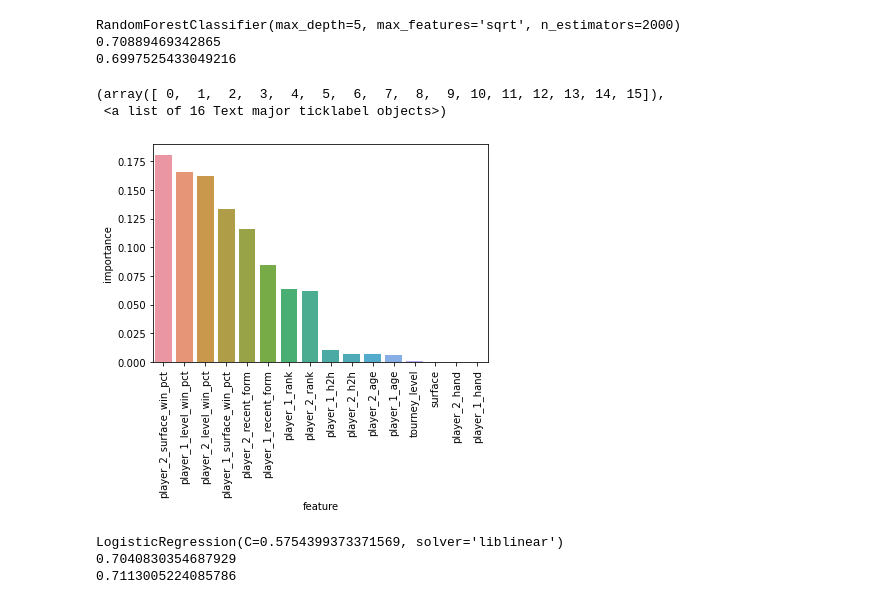
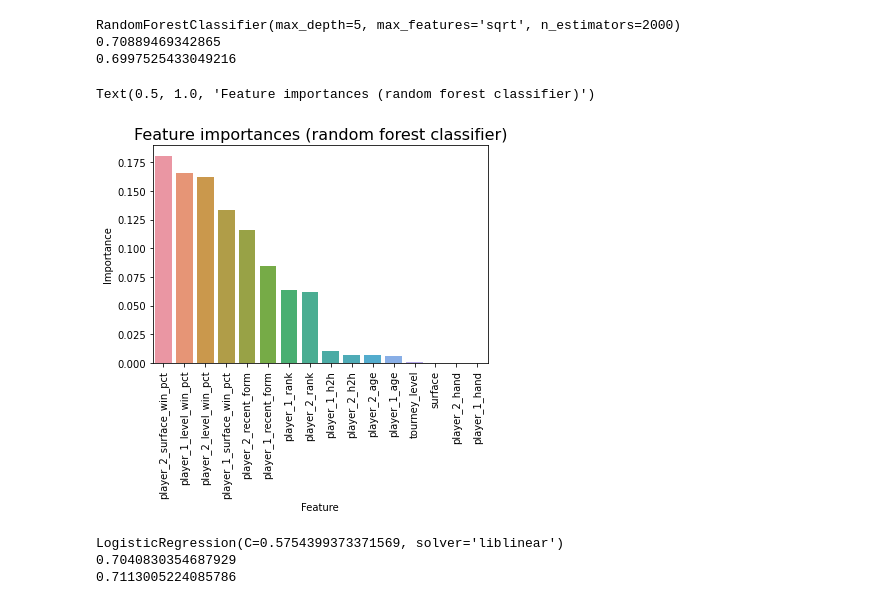
Before and after one commit to nickdevin/Tennis_Predicting, a Jupyter notebook: capstone_final.ipynb, the cells around one changed output. Saved outputs shown, nothing was run; the diff lists cells and outputs as text; code cells hidden in the pictures.

```diff
--- a/capstone_final.ipynb
+++ b/capstone_final.ipynb
@@ -1237,19 +1240,22 @@ RandomForestClassifier(max_depth=5, max_features='sqrt', n_estimators=2000)
 # %%
 #feature importances as determined by rfc
 #similar to gbc features importances.
 #only major change is that player ages are notably less important in rfc than in gbc
 
 feat_imp = sorted(list(zip(X_train_ens.columns, rfc_best.feature_importances_)), key = lambda x: -x[1])
 
 feat_imp_df = pd.DataFrame({'feature': [x[0] for x in feat_imp],
                             'importance': [x[1] for x in feat_imp]})
 
-bars = sns.barplot(data = feat_imp_df, x = 'feature', y = 'importance')
+sns.barplot(data = feat_imp_df, x = 'feature', y = 'importance')
+
 plt.xticks(rotation = 90)
+plt.xlabel("Feature")
+plt.ylabel("Importance")
+plt.title('Feature importances (random forest classifier)', size = 16)
 # %% [output]
-(array([ 0,  1,  2,  3,  4,  5,  6,  7,  8,  9, 10, 11, 12, 13, 14, 15]),
- <a list of 16 Text major ticklabel objects>)
+Text(0.5, 1.0, 'Feature importances (random forest classifier)')
-[figure, old version]
+[figure, new version]
 # %%
 X_train_log = X_train.copy()
 X_train_log = pd.get_dummies(X_train_log, drop_first = True)
```
Also changed, not shown: parts of 148 cells of this notebook.
